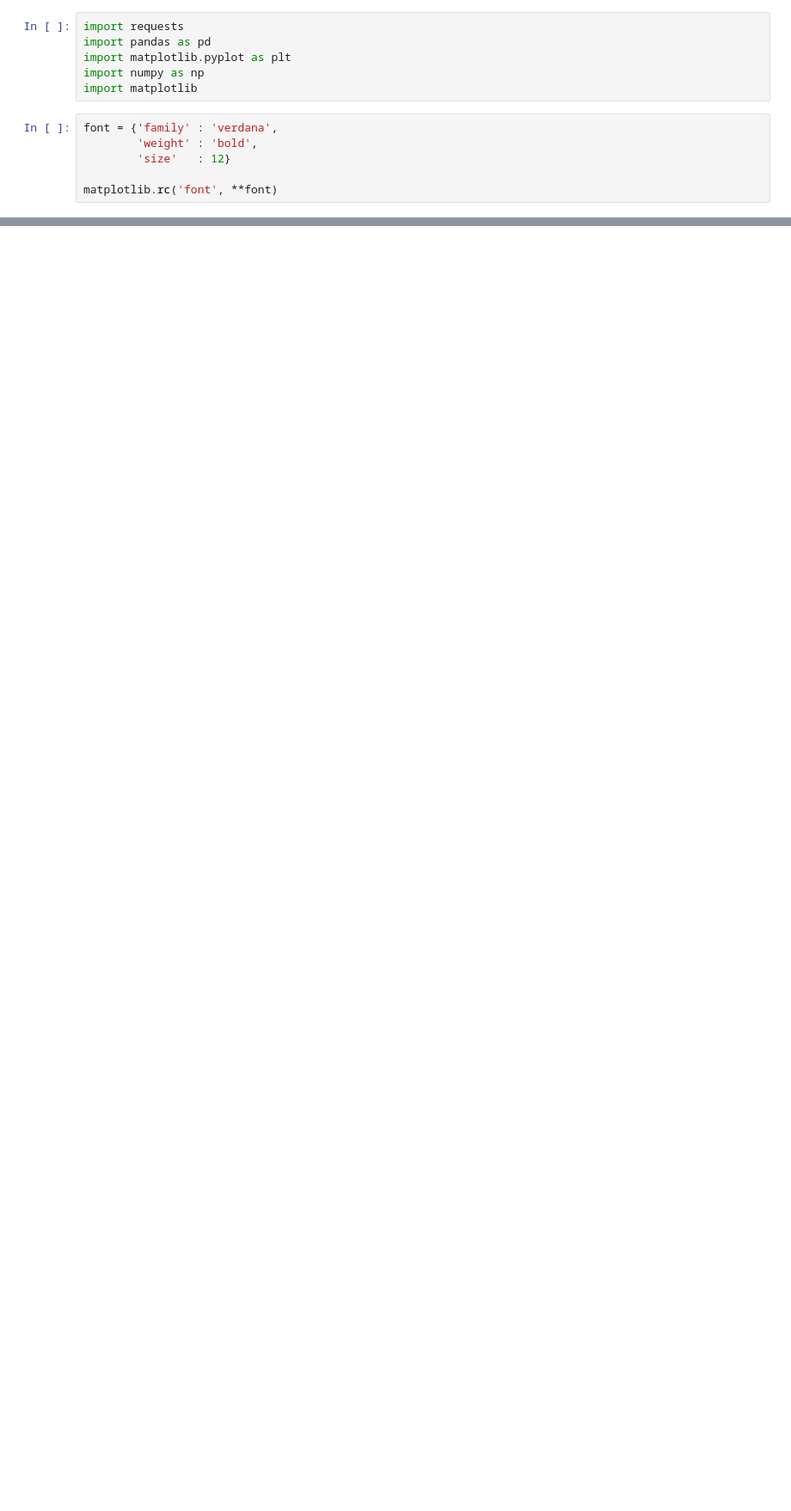
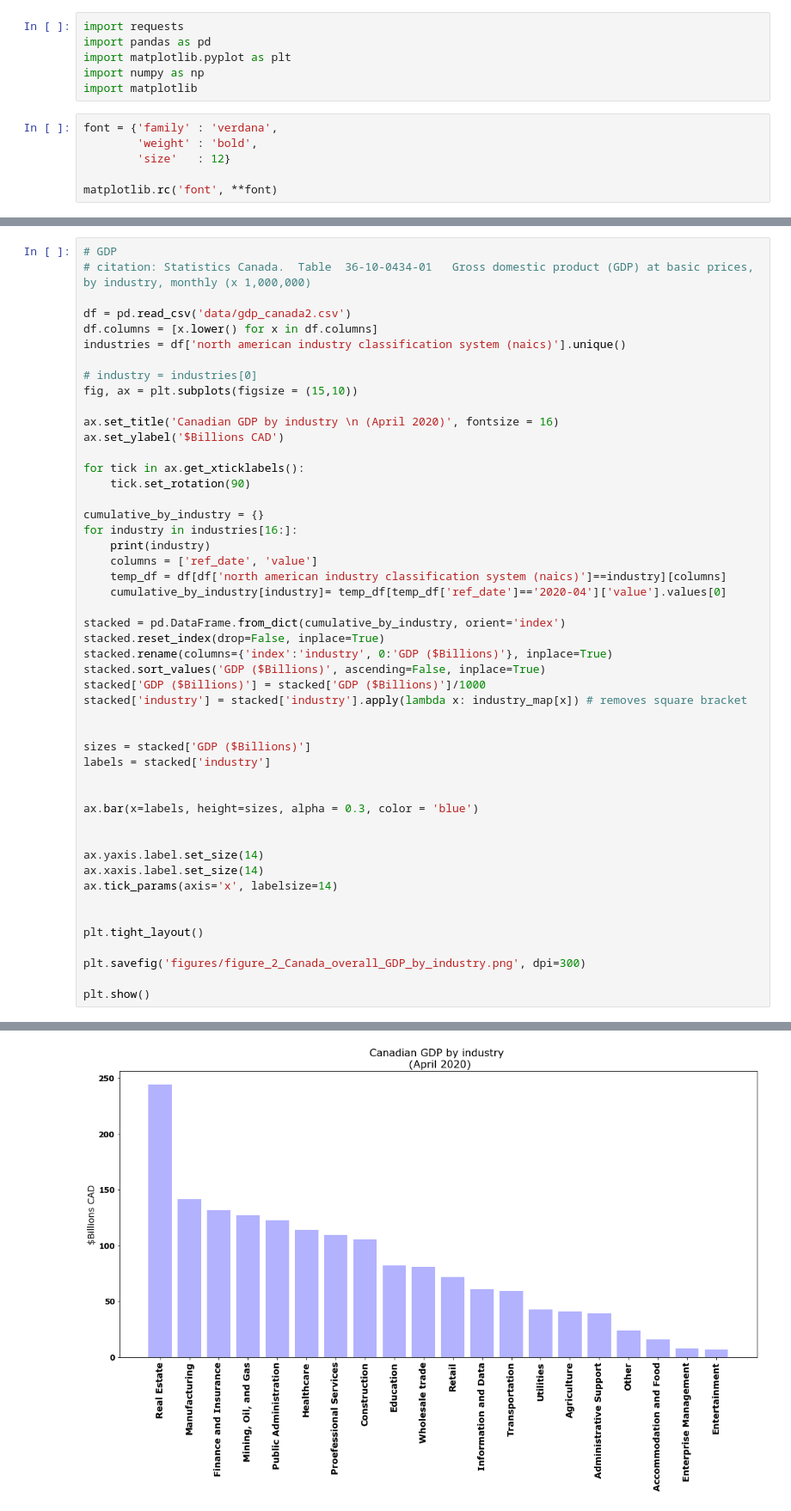
Before and after one commit to ericphamhung/covid_economy, a Jupyter notebook: economy_in_covid.ipynb, the cells around one changed output, grey strips where cells are left out. Shown at 86% size. Saved outputs shown, nothing was run; the diff lists cells and outputs as text; blank space fills up the shorter version.

```diff
--- a/economy_in_covid.ipynb
+++ b/economy_in_covid.ipynb
@@ -307,0 +106,50 @@ plt.show()
+# %%
+# GDP
+# citation: Statistics Canada.  Table  36-10-0434-01   Gross domestic product (GDP) at basic prices, by industry, monthly (x 1,000,000)
+
+df = pd.read_csv('data/gdp_canada2.csv')
+df.columns = [x.lower() for x in df.columns]
+industries = df['north american industry classification system (naics)'].unique()
+
+# industry = industries[0]
+fig, ax = plt.subplots(figsize = (15,10))
+
+ax.set_title('Canadian GDP by industry \n (April 2020)', fontsize = 16)
+ax.set_ylabel('$Billions CAD')
+
+for tick in ax.get_xticklabels():
+    tick.set_rotation(90)
+
+cumulative_by_industry = {}
+for industry in industries[16:]:
+    print(industry)
+    columns = ['ref_date', 'value']
+    temp_df = df[df['north american industry classification system (naics)']==industry][columns]
+    cumulative_by_industry[industry]= temp_df[temp_df['ref_date']=='2020-04']['value'].values[0]
+
+stacked = pd.DataFrame.from_dict(cumulative_by_industry, orient='index')
+stacked.reset_index(drop=False, inplace=True)
+stacked.rename(columns={'index':'industry', 0:'GDP ($Billions)'}, inplace=True)
+stacked.sort_values('GDP ($Billions)', ascending=False, inplace=True)
+stacked['GDP ($Billions)'] = stacked['GDP ($Billions)']/1000
+stacked['industry'] = stacked['industry'].apply(lambda x: industry_map[x]) # removes square bracket
+
+
+sizes = stacked['GDP ($Billions)']
+labels = stacked['industry']
+
+
+ax.bar(x=labels, height=sizes, alpha = 0.3, color = 'blue')
+
+
+ax.yaxis.label.set_size(14)
+ax.xaxis.label.set_size(14)
+ax.tick_params(axis='x', labelsize=14)
+
+
+plt.tight_layout()
+
+plt.savefig('figures/figure_2_Canada_overall_GDP_by_industry.png', dpi=300)
+
+plt.show()
+# %% [output]
@@ -307,0 +176 @@ plt.show()
+[figure, added]
```
Also changed, not shown: parts of 58 cells of this notebook, 26 other files.
